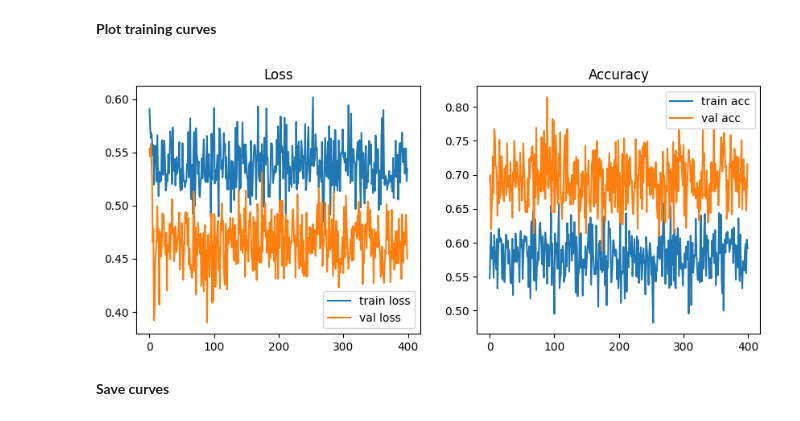
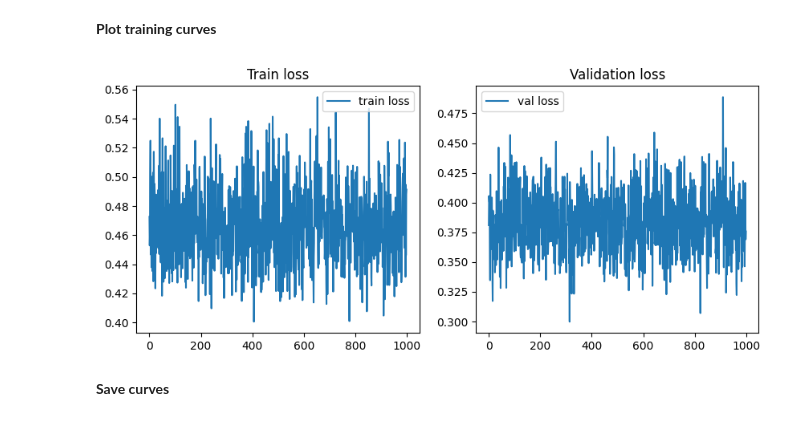
Before and after one commit to lniango/Segmentation_tracking, a Jupyter notebook: segmentation.ipynb, the cells around one changed output. Cells and saved outputs as stored; diff of their text form; code cells hidden in the pictures.

```diff
--- a/segmentation.ipynb
+++ b/segmentation.ipynb
@@ -389,7 +543,7 @@ checkpoint = tf.keras.callbacks.ModelCheckpoint(
 history = model.fit(
     train_dataset,
     validation_data=valid_dataset,
-    epochs=400,
+    epochs=1000,
     callbacks=[reduce_lr]
     #callbacks=[early_stop, reduce_lr, checkpoint]
 )
@@ -467,30 +576,34 @@ val_loss = history.history["val_loss"]
 # %%
 import matplotlib.pyplot as plt
 
 def plot_training(history):
 
     plt.figure(figsize=(10,4))
 
     # Loss
     plt.subplot(1,2,1)
     plt.plot(history.history["loss"], label="train loss")
+    plt.title("Train loss")
+    plt.legend()
+
+    plt.subplot(1,2,2)
     plt.plot(history.history["val_loss"], label="val loss")
-    plt.title("Loss")
+    plt.title("Validation loss")
     plt.legend()
 
     # Accuracy (si disponible)
-    if "accuracy" in history.history:
+    '''if "accuracy" in history.history:
         plt.subplot(1,2,2)
         plt.plot(history.history["accuracy"], label="train acc")
         plt.plot(history.history["val_accuracy"], label="val acc")
         plt.title("Accuracy")
-        plt.legend()
+        plt.legend()'''
 
     plt.show()
 
 plot_training(history)
 # %% [output]
-[figure, old version]
+[figure, new version]
 # %% [markdown]
 **Save curves**
 # %%
```
Also changed, not shown: parts of 10 cells of this notebook, 1 other file.
